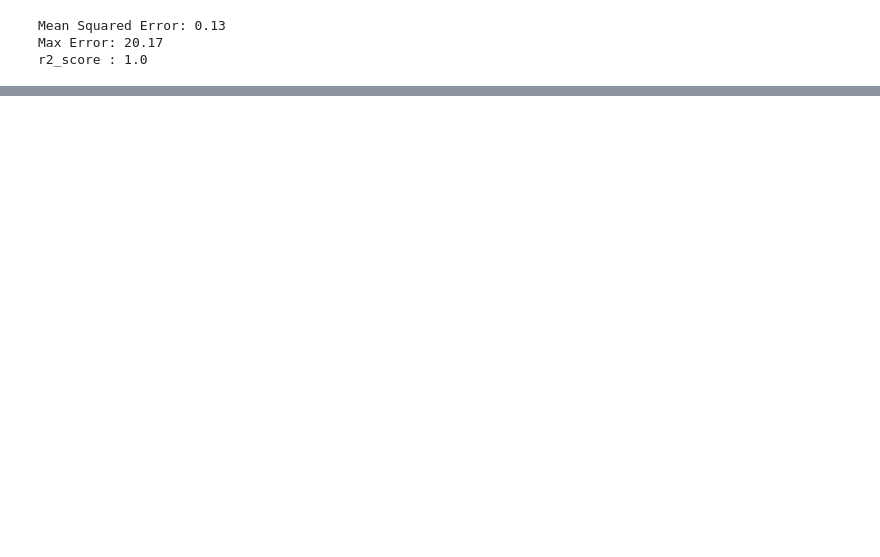
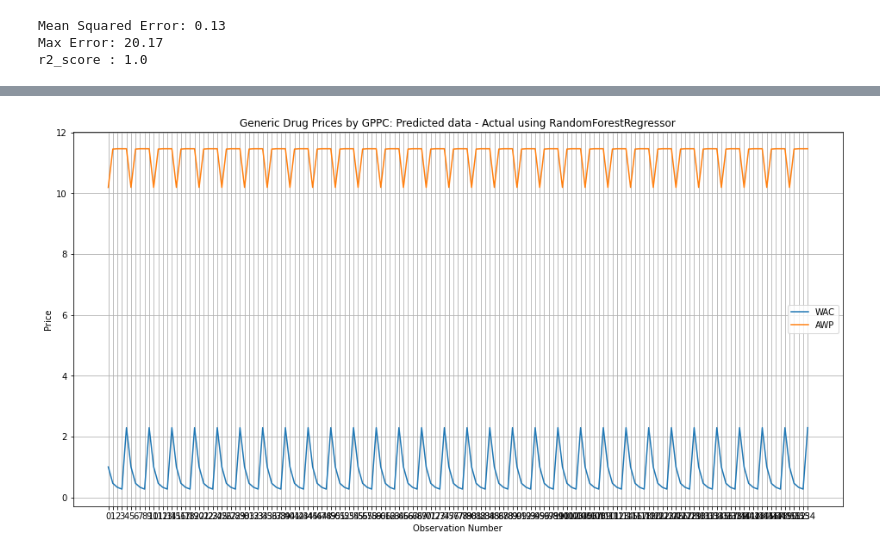
Before and after one commit to rajsandilya/Capstone, a Jupyter notebook: Capstone.ipynb, the cells around one changed output, grey strips where cells are left out. Drawn from its saved outputs; the diff is of its cells as text; code cells hidden in the pictures; blank space fills up the shorter version.

```diff
--- a/Capstone.ipynb
+++ b/Capstone.ipynb
@@ -546,0 +475,19 @@ gpid_results_df
+# %%
+def predict_by_gppc(gppc):
+    results_df = pd.DataFrame( columns=['NDC', 'Actual_Invoice_Price',
+                                    'Predicted_Invoice_Price','Wholesaler_Aquisition_Cost',
+                                    'Average_Wholesale_Price', 'Wholesaler_Profit_Percent'])
+    gppc_df       = mddb_df.query("GPPC ==@gppc")
+    gppc_ndcs     = gppc_df['NDC'].values
+    to_predict_df = nadac_df[nadac_df['NDC'].isin(gppc_ndcs)]
+    for index in to_predict_df.index:
+        try:
+            sample_df       = nadac_df.iloc[[index]]
+            predicted_price = predict_price(sample_df)
+            results         = get_predictions_dict(sample_df,predicted_price)
+            df_dictionary   = pd.DataFrame.from_dict(results)
+            results_df      = pd.concat([results_df, df_dictionary])
+        except:
+            pass
+
+    return results_df
@@ -546,0 +511,18 @@ gpid_results_df
+# %%
+number_of_observations=gppc_results_df.shape[0]
+x_ax = range(len(y_test[:number_of_observations]))
+
+plt.figure(figsize=(16,8))
+# plt.plot(x_ax, gppc_results_df['Actual_Invoice_Price'], label="Actual", color='blue')
+# plt.plot(x_ax, gppc_results_df['Predicted_Invoice_Price'], label="Predicted", color='red')
+plt.plot(x_ax, gppc_results_df['Wholesaler_Aquisition_Cost'], label="WAC")
+plt.plot(x_ax, gppc_results_df['Average_Wholesale_Price'], label="AWP")
+plt.title('Generic Drug Prices by GPPC: Predicted data - Actual using RandomForestRegressor')
+plt.xlabel('Observation Number')
+plt.ylabel('Price')
+plt.xticks(np.arange(number_of_observations))
+plt.legend()
+plt.grid()
+plt.show();
+# %% [output]
+[figure, added]
```
Also changed, not shown: parts of 27 cells of this notebook.
